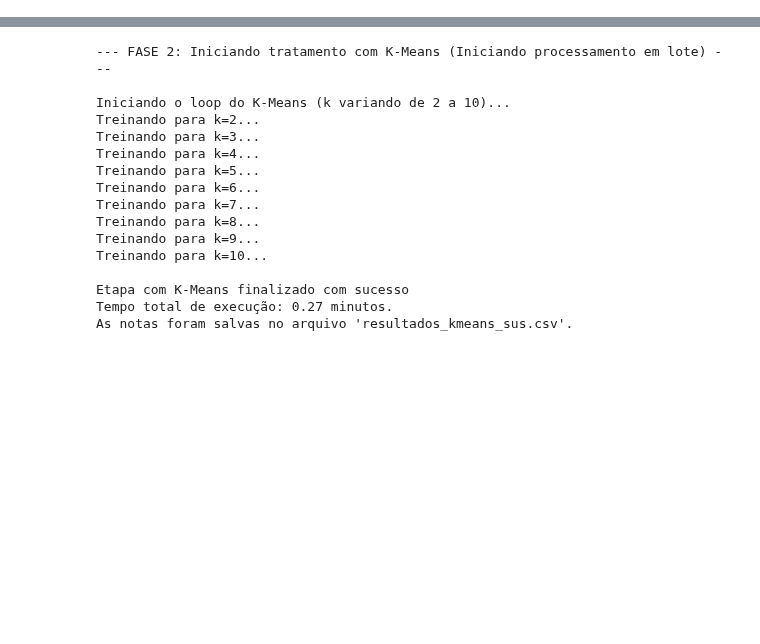
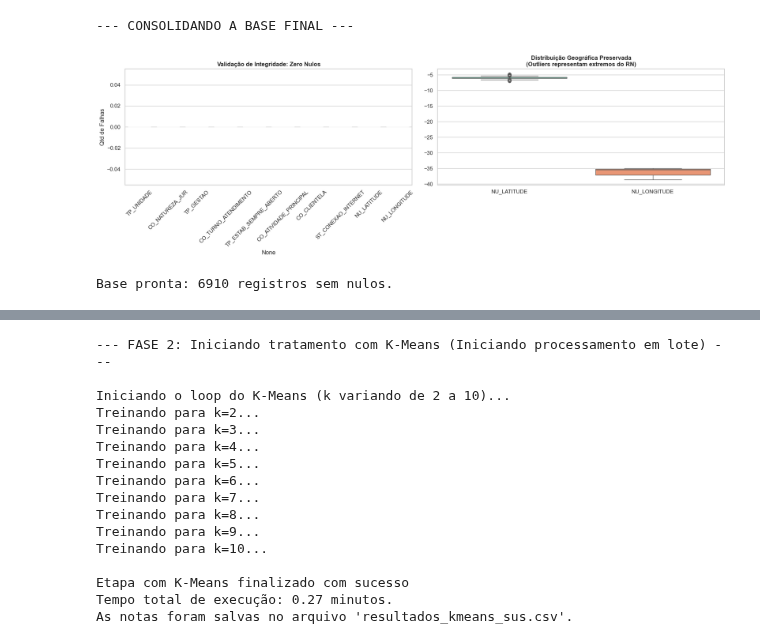
Before and after one commit to fabriciogmaraes/clusterizacao-sus-rn, a Jupyter notebook: estabelecimentos_sus.ipynb, the cells around one changed output, grey strips where cells are left out. Drawn from its saved outputs; the diff is of its cells as text; code cells hidden in the pictures; blank space fills up the shorter version.

```diff
--- a/estabelecimentos_sus.ipynb
+++ b/estabelecimentos_sus.ipynb
@@ -203,0 +102,44 @@ Base com frequency encoding salva com sucesso
+# %%
+#Célula 4: Consolidação da Base e Justificativa Técnica
+print("--- CONSOLIDANDO A BASE FINAL ---")
+
+#Limpeza de nulos nas coordenadas (Removendo apenas o que é nulo ou fora do quadrado do RN):
+df_limpo = df_analise.dropna(subset=['NU_LATITUDE', 'NU_LONGITUDE']).copy()
+
+#Limites amplos que garantem o RN todo mas tiram o 'lixo' de fora
+df_limpo = df_limpo[
+    (df_limpo['NU_LATITUDE'] <= -4.8) & (df_limpo['NU_LATITUDE'] >= -7.1) &
+    (df_limpo['NU_LONGITUDE'] <= -34.7) & (df_limpo['NU_LONGITUDE'] >= -38.6)
+]
+
+#Tratando nulos restantes com a moda:
+for col in df_limpo.columns:
+    if df_limpo[col].isnull().sum() > 0:
+        df_limpo[col] = df_limpo[col].fillna(df_limpo[col].mode()[0])
+
+# --- VISUALIZAÇÃO PARA O ARTIGO ---
+plt.figure(figsize=(18, 6))
+
+#Subplot 1: Prova de que não há mais NULOS
+plt.subplot(1, 2, 1)
+nulos_finais = df_limpo[colunas_10].isnull().sum()
+sns.barplot(x=nulos_finais.index, y=nulos_finais.values, color='seagreen')
+plt.title('Validação de Integridade: Zero Nulos', fontsize=12, fontweight='bold')
+plt.xticks(rotation=45)
+plt.ylabel('Qtd de Falhas')
+
+#Subplot 2: O Boxplot que prova a preservação do interior
+plt.subplot(1, 2, 2)
+sns.boxplot(data=df_limpo[['NU_LATITUDE', 'NU_LONGITUDE']], palette="Set2")
+plt.title('Distribuição Geográfica Preservada\n(Outliers representam extremos do RN)', fontsize=12, fontweight='bold')
+
+plt.tight_layout()
+plt.savefig('tratamento_qualidade_dados_final.png', dpi=300)
+plt.show()
+
+# Tabela Final para o "Check"
+print(f"Base pronta: {len(df_limpo)} registros sem nulos.")
+# %% [output]
+--- CONSOLIDANDO A BASE FINAL ---
+[figure, added]
+Base pronta: 6910 registros sem nulos.
```
Also changed, not shown: parts of 10 cells of this notebook, 5 other files.
